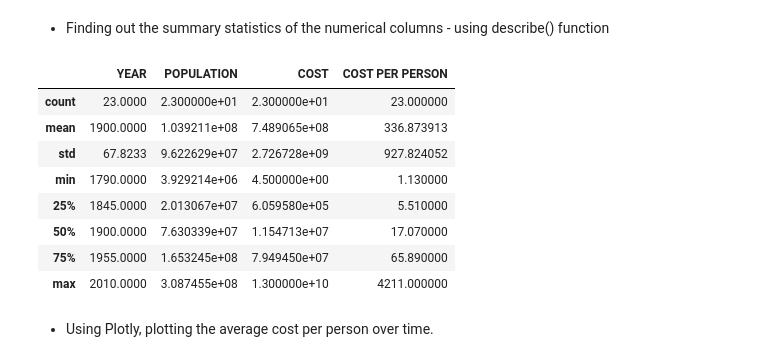
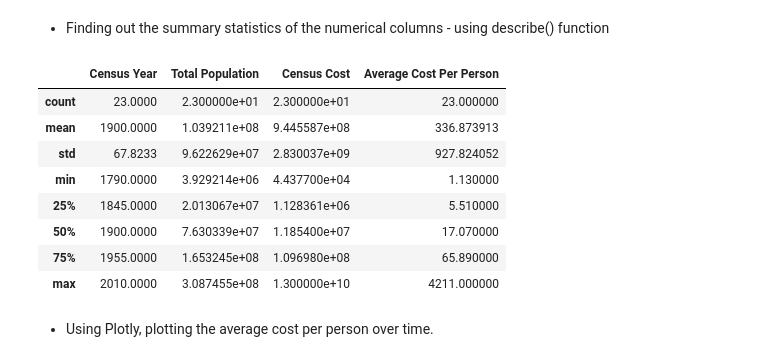
Before and after one commit to arthik1699/DATA690_Data_Visulaization_Statistics, a Jupyter notebook: Assignment_08/Assignment8.ipynb, the cells around one changed output. Cells and saved outputs as stored; diff of their text form; code cells hidden in the pictures.

```diff
--- a/Assignment_08/Assignment8.ipynb
+++ b/Assignment_08/Assignment8.ipynb
@@ -143,13 +143,11 @@ df
 # %%
 # Function to convert a str of numbers separated by commas into a integer
 
-def cleanse1(a_string):
-    return int(a_string.replace(",",""))
+def cleanse_population(pop_string):
+    return int(pop_string.replace(",",""))
 
 
-df["POPULATION"] = df["Total Population"].apply(cleanse1)
+df["Total Population"] = df["Total Population"].apply(cleanse_population)
 
 df
-
-df.info()
 # %% [output]
@@ -211,4 +207,0 @@ df
-# %%
-# Converting the data type from object to float
-df[df.columns[6]] = df[df.columns[6]].astype(float)
-df
@@ -250,18 +222,16 @@ memory usage: 1.4+ KB
 # %%
 # Function to convert the Average cost which is seperated by commas to numeric type
-import re
-def cleanse_currency(x):
-  for i in x:
-    z= re.search('^\$', i)
-    if(z!=None):
-      cent = (int(round(float(x.strip('$'))*100)))
-      return (cent)
+
+def cleanse_avg_cost(cost_string):
+
+    if "cents" in cost_string:
+        cost = float(cost_string.replace(" cents", ""))
     else:
-      return (x.replace(' cents',''))
+        cost = float(cost_string.replace("$", "")) * 100
 
+    return cost
 
-
-df["COST PER PERSON"] = df["Average Cost Per Person"].apply(cleanse_currency)
+df["Average Cost Per Person"] = df["Average Cost Per Person"].apply(cleanse_avg_cost)
 
 df
 # %% [output]
@@ -285,4 +254,0 @@ df
-# %%
-# Converting the datatype from object to float
-df[df.columns[7]] = df[df.columns[7]].astype(float)
-df
@@ -347,16 +269,16 @@ df1
 # %% [markdown]
 - Finding out the summary statistics of the numerical columns - using describe() function
 # %%
-df1.describe()
+df.describe()
 # %% [output]
-|  | YEAR | POPULATION | COST | COST PER PERSON |
+|  | Census Year | Total Population | Census Cost | Average Cost Per Person |
 | count | 23.0000 | 2.300000e+01 | 2.300000e+01 | 23.000000 |
-| mean | 1900.0000 | 1.039211e+08 | 7.489065e+08 | 336.873913 |
-| std | 67.8233 | 9.622629e+07 | 2.726728e+09 | 927.824052 |
-| min | 1790.0000 | 3.929214e+06 | 4.500000e+00 | 1.130000 |
-| 25% | 1845.0000 | 2.013067e+07 | 6.059580e+05 | 5.510000 |
-| 50% | 1900.0000 | 7.630339e+07 | 1.154713e+07 | 17.070000 |
-| 75% | 1955.0000 | 1.653245e+08 | 7.949450e+07 | 65.890000 |
+| mean | 1900.0000 | 1.039211e+08 | 9.445587e+08 | 336.873913 |
+| std | 67.8233 | 9.622629e+07 | 2.830037e+09 | 927.824052 |
+| min | 1790.0000 | 3.929214e+06 | 4.437700e+04 | 1.130000 |
+| 25% | 1845.0000 | 2.013067e+07 | 1.128361e+06 | 5.510000 |
+| 50% | 1900.0000 | 7.630339e+07 | 1.185400e+07 | 17.070000 |
+| 75% | 1955.0000 | 1.653245e+08 | 1.096980e+08 | 65.890000 |
 | max | 2010.0000 | 3.087455e+08 | 1.300000e+10 | 4211.000000 |
 # %% [markdown]
 - Using Plotly, plotting the average cost per person over time.
```
Also changed, not shown: parts of 12 cells of this notebook.
